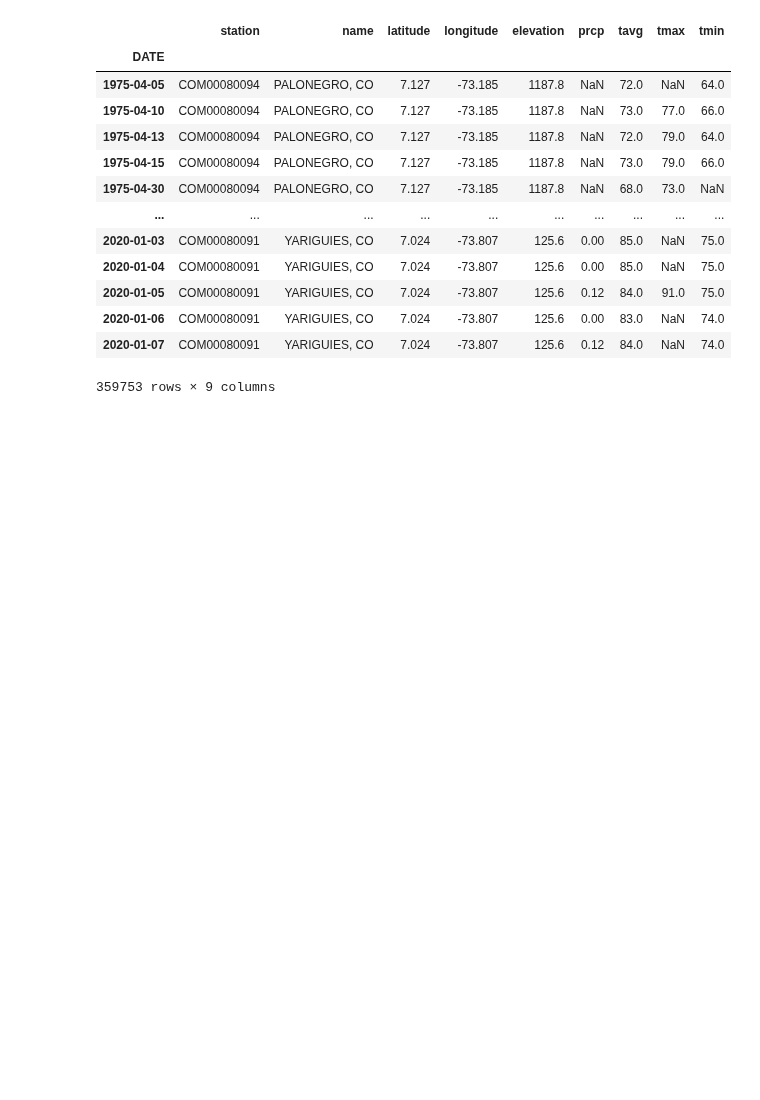
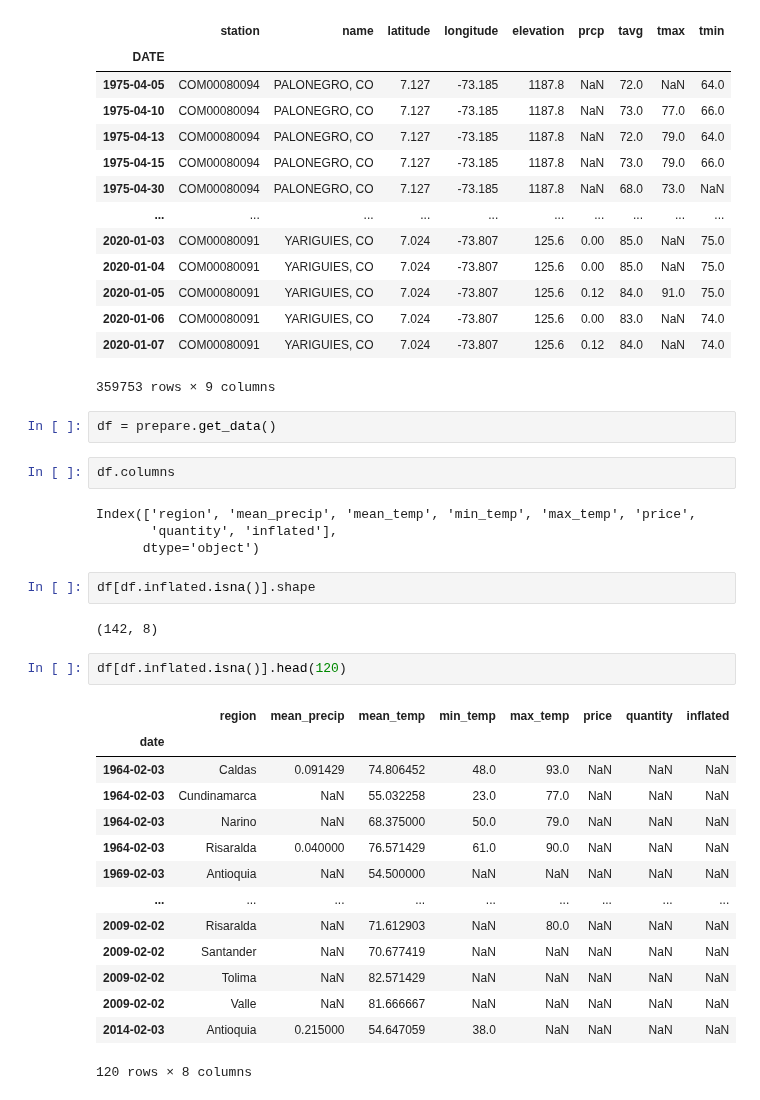
Before and after one commit to Data-Robusta/data-robusta, a Jupyter notebook: jeff_scratch.ipynb, the cells around one changed output. Saved outputs shown, nothing was run; the diff lists cells and outputs as text; blank space fills up the shorter version.

```diff
--- a/jeff_scratch.ipynb
+++ b/jeff_scratch.ipynb
@@ -409,3 +421,32 @@ df
 | 2020-01-06 | COM00080091 | YARIGUIES, CO | 7.024 | -73.807 | 125.6 | 0.00 | 83.0 | NaN | 74.0 |
 | 2020-01-07 | COM00080091 | YARIGUIES, CO | 7.024 | -73.807 | 125.6 | 0.12 | 84.0 | NaN | 74.0 |
 359753 rows × 9 columns
+# %%
+df = prepare.get_data()
+# %%
+df.columns
+# %% [output]
+Index(['region', 'mean_precip', 'mean_temp', 'min_temp', 'max_temp', 'price',
+       'quantity', 'inflated'],
+      dtype='object')
+# %%
+df[df.inflated.isna()].shape
+# %% [output]
+(142, 8)
+# %%
+df[df.inflated.isna()].head(120)
+# %% [output]
+|  | region | mean_precip | mean_temp | min_temp | max_temp | price | quantity | inflated |
+| date |  |  |  |  |  |  |  |  |
+| 1964-02-03 | Caldas | 0.091429 | 74.806452 | 48.0 | 93.0 | NaN | NaN | NaN |
+| 1964-02-03 | Cundinamarca | NaN | 55.032258 | 23.0 | 77.0 | NaN | NaN | NaN |
+| 1964-02-03 | Narino | NaN | 68.375000 | 50.0 | 79.0 | NaN | NaN | NaN |
+| 1964-02-03 | Risaralda | 0.040000 | 76.571429 | 61.0 | 90.0 | NaN | NaN | NaN |
+| 1969-02-03 | Antioquia | NaN | 54.500000 | NaN | NaN | NaN | NaN | NaN |
+| ... | ... | ... | ... | ... | ... | ... | ... | ... |
+| 2009-02-02 | Risaralda | NaN | 71.612903 | NaN | 80.0 | NaN | NaN | NaN |
+| 2009-02-02 | Santander | NaN | 70.677419 | NaN | NaN | NaN | NaN | NaN |
+| 2009-02-02 | Tolima | NaN | 82.571429 | NaN | NaN | NaN | NaN | NaN |
+| 2009-02-02 | Valle | NaN | 81.666667 | NaN | NaN | NaN | NaN | NaN |
+| 2014-02-03 | Antioquia | 0.215000 | 54.647059 | 38.0 | NaN | NaN | NaN | NaN |
+120 rows × 8 columns
```
Also changed, not shown: parts of 2 cells of this notebook, 2 other files.
